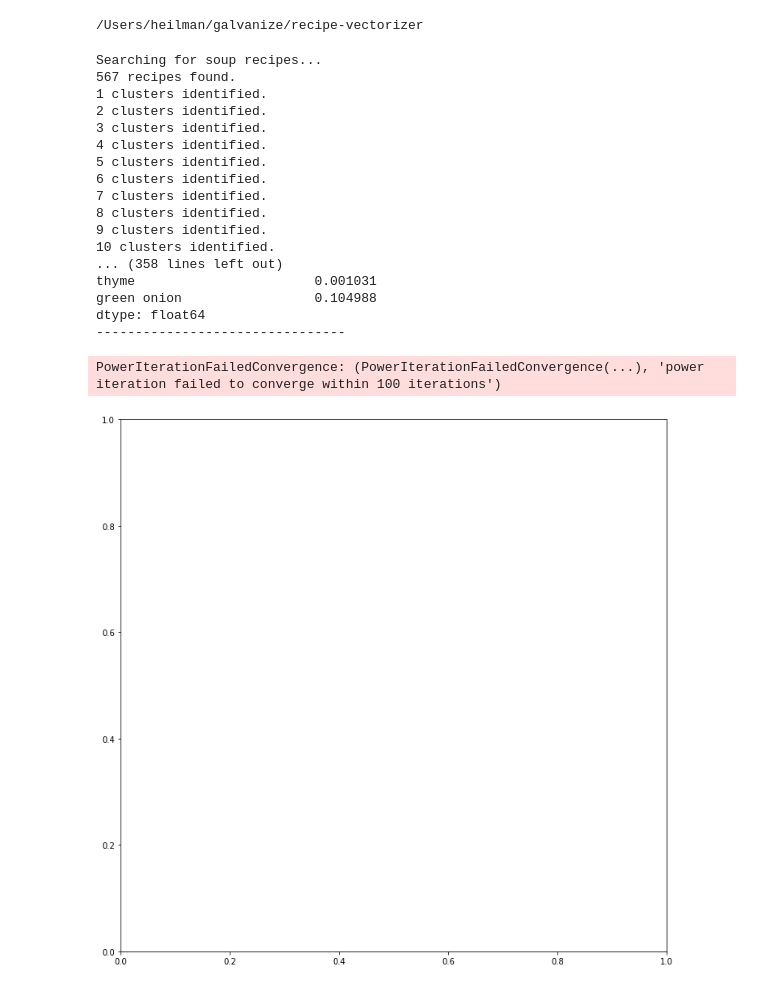
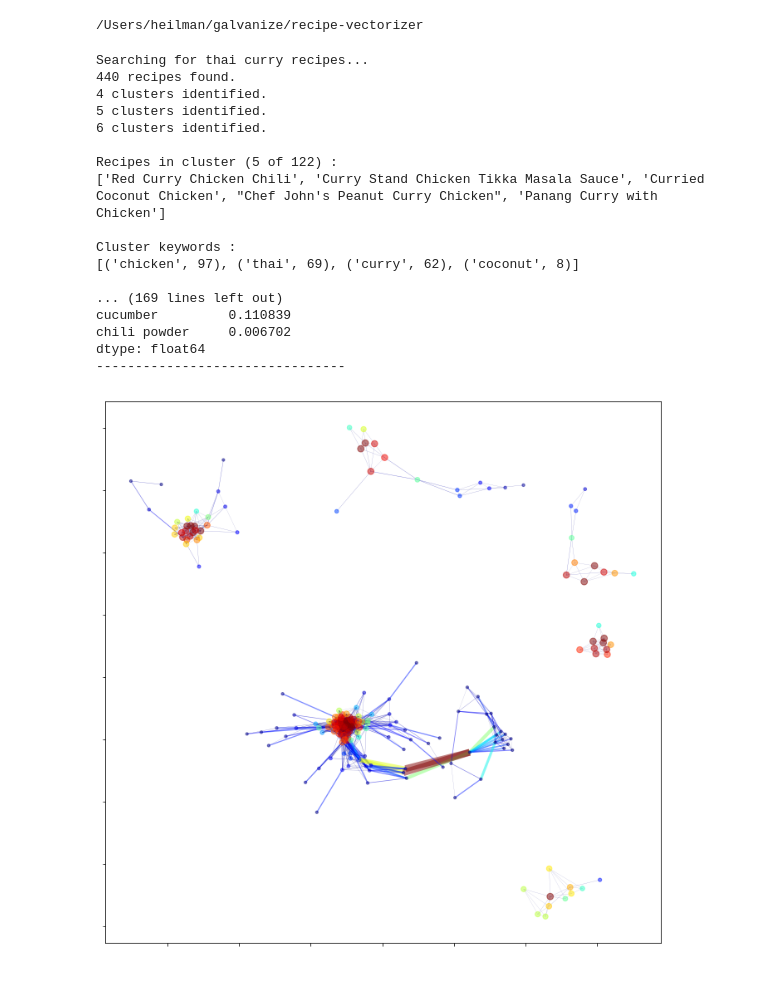
Before and after one commit to alexanderheilman/recipe-vectorizer, a Jupyter notebook: notebooks/visualize-clustering.ipynb, the cells around one changed output. Saved outputs shown, nothing was run; the diff lists cells and outputs as text; code cells hidden in the pictures.

```diff
--- a/notebooks/visualize-clustering.ipynb
+++ b/notebooks/visualize-clustering.ipynb
@@ -20,11 +20,41 @@ import imageio
 import time
 import warnings
 warnings.filterwarnings("ignore")
+# %%
+def plot_weighted_graph(G, ax, k=0.5, fixed_axes=None):
+
+    betweenness = nx.edge_betweenness_centrality(G)
+    between_array = np.array([val for key, val in betweenness.items()])
+    edge_colors = [cm.jet(bet/np.max(between_array)) for bet in between_array]
+
+    spring = nx.spring_layout(G, k=k, weight='weight', seed=427)
+
+    for subG in nx.connected_component_subgraphs(G):
+        eigen_centralities = nx.eigenvector_centrality(subG)
+        eigen_array = np.array([val for key, val in eigen_centralities.items()])
+        node_colors = [cm.jet(eig/np.max(eigen_array)) for eig in eigen_array]
+        nx.draw_networkx_nodes(subG,
+                               pos=spring,
+                               node_size=50 * eigen_array/np.max(eigen_array) + 10,
+                               node_color=node_colors,
+                               ax=ax,
+                               alpha=0.5,
+                               with_labels=False)
+    nx.draw_networkx_edges(G,
+                           pos=spring,
+                           edge_color=edge_colors,
+                           width=8 * between_array/np.max(between_array) + 0.1,
+                           alpha=0.5)
+    ax.set_yticklabels([])
+    ax.set_xticklabels([])
+    if fixed_axes:
+        ax.set_xlim(left=fixed_axes[0], right=fixed_axes[1])
+        ax.set_ylim(bottom=fixed_axes[2], top=fixed_axes[3])
 # %%
-search_term = 'soup'
-n_recipes = 12
+search_term = 'thai curry'
+n_recipes = 6
 
-min_cluster_size = 8
+min_cluster_size = 10
 
 mc = pymongo.MongoClient()
 db = mc['allrecipes']
@@ -38,7 +68,7 @@ df = create_dataframe(recipes)
 X = df.values
 cosine_sims = cosine_similarity(X)
 
-G = create_graph(cosine_sims, threshold=0.8)
+G = create_graph(cosine_sims, threshold=0.85)
 remove_isolates(G, min_cluster_size)
 
 graphs = [G.copy()]
@@ -74,28 +104,25 @@ for i, r in enumerate(recipe_results):
     print(r)
     print('--------------------------------')
 # %% [output]
-Searching for soup recipes...
-567 recipes found.
-1 clusters identified.
-2 clusters identified.
-3 clusters identified.
+Searching for thai curry recipes...
+440 recipes found.
 4 clusters identified.
 5 clusters identified.
 6 clusters identified.
-7 clusters identified.
-8 clusters identified.
-9 clusters identified.
-10 clusters identified.
-... (358 lines left out)
-thyme                       0.001031
-green onion                 0.104988
+
+Recipes in cluster (5 of 122) :
+['Red Curry Chicken Chili', 'Curry Stand Chicken Tikka Masala Sauce', 'Curried Coconut Chicken', "Chef John's Peanut Curry Chicken", 'Panang Curry with Chicken']
+
+Cluster keywords :
+[('chicken', 97), ('thai', 69), ('curry', 62), ('coconut', 8)]
+
+... (169 lines left out)
+cucumber         0.110839
+chili powder     0.006702
 dtype: float64
 --------------------------------
 # %%
 fig, ax = plt.subplots(figsize=(12,12))
-plot_weighted_graph(graphs[795], ax, k=0.5, fixed_axes=(-1.00, 1.00, -1, 1))
-fig.canvas.draw()
-data = np.frombuffer(fig.canvas.tostring_rgb(), dtype=np.uint8)
+plot_weighted_graph(G, ax, k=0.5)
 # %% [output]
-PowerIterationFailedConvergence: (PowerIterationFailedConvergence(...), 'power iteration failed to converge within 100 iterations')
-[figure, old version]
+[figure, new version]
```
Also changed, not shown: parts of 5 cells of this notebook, 5 other files.
